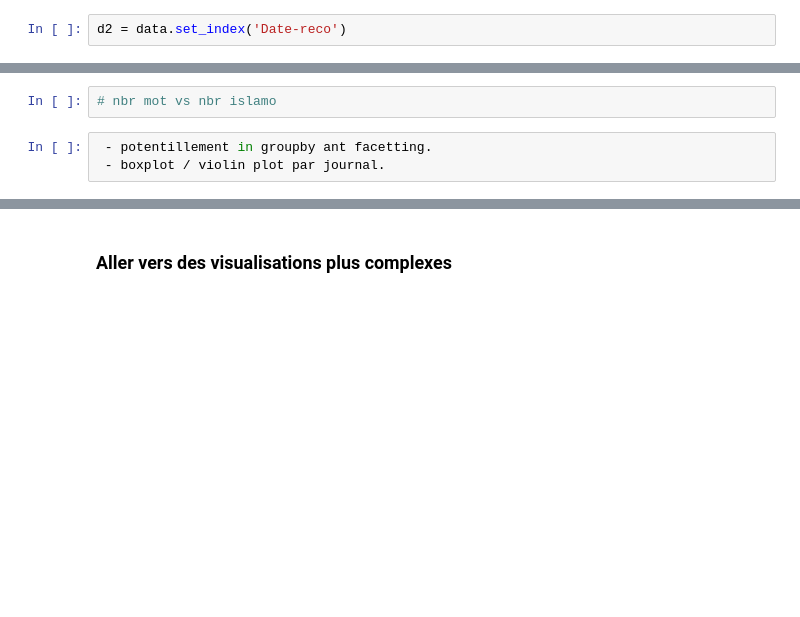
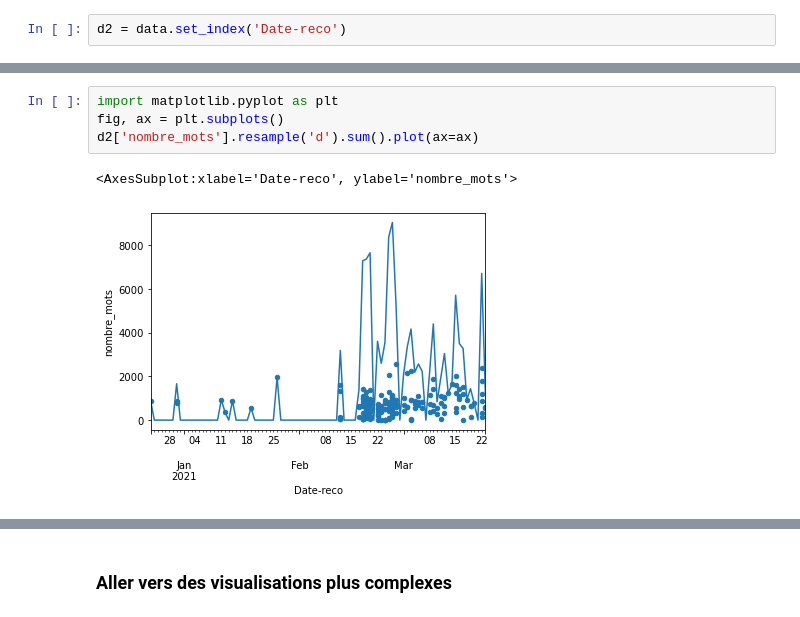
Before and after one commit to pyshs/Formation-UNIL-2021-printemps, a Jupyter notebook: Séance 3B - Visualisations et statistiques descriptives.ipynb, the cells around one changed output, grey strips where cells are left out. Cells and saved outputs as stored; diff of their text form; blank space fills up the shorter version.

```diff
--- a/Séance 3B - Visualisations et statistiques descriptives.ipynb
+++ b/Séance 3B - Visualisations et statistiques descriptives.ipynb
@@ -74,5 +117,7 @@ d2['nombre_mots'].resample('d').sum().plot()
-# %%
-# nbr mot vs nbr islamo
-# %%
- - potentillement in groupby ant facetting.
- - boxplot / violin plot par journal.
+# %%
+import matplotlib.pyplot as plt
+fig, ax = plt.subplots()
+d2['nombre_mots'].resample('d').sum().plot(ax=ax)
+# %% [output]
+<AxesSubplot:xlabel='Date-reco', ylabel='nombre_mots'>
+[figure, added]
```
Also changed, not shown: parts of 30 cells of this notebook, 1 other file.
